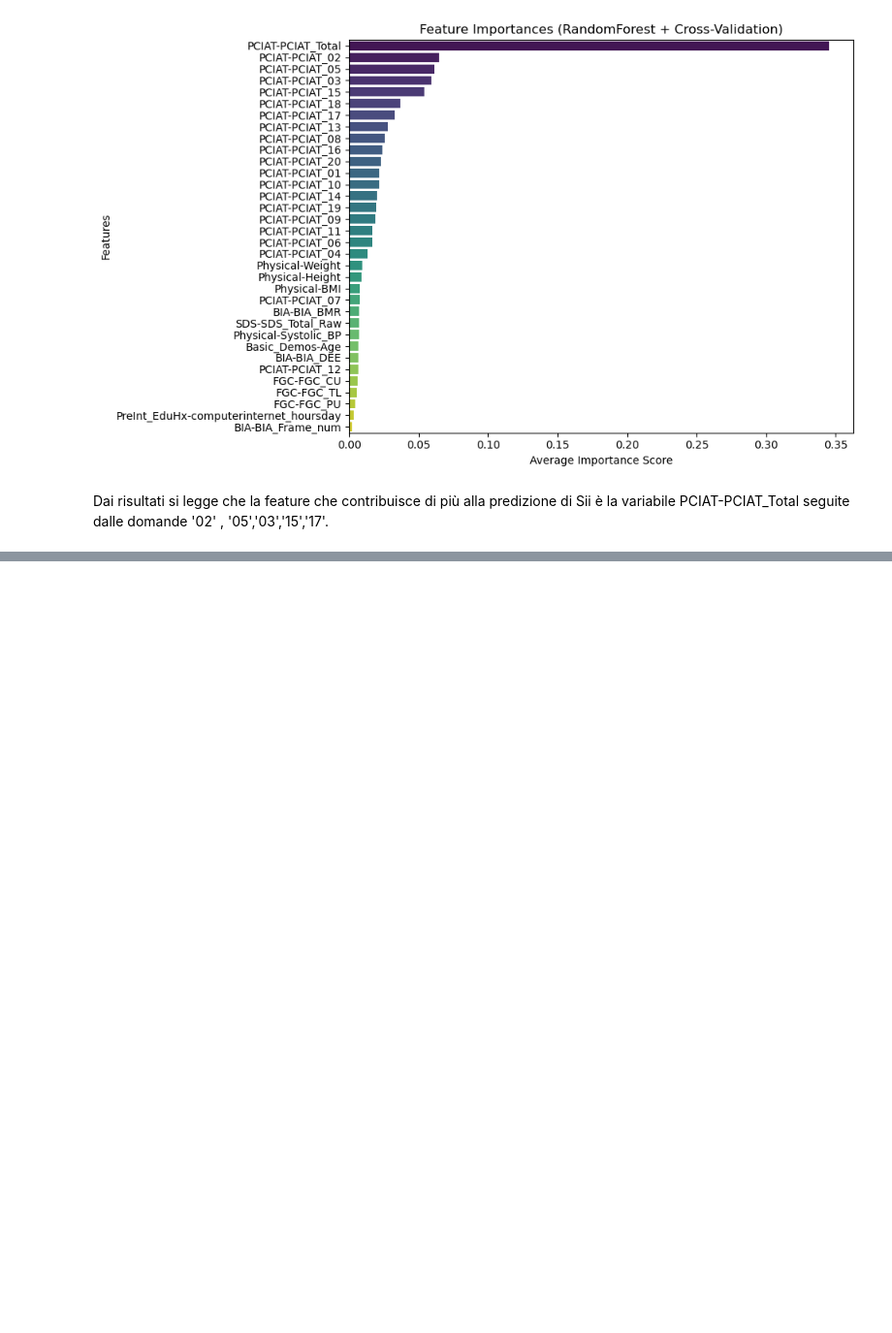
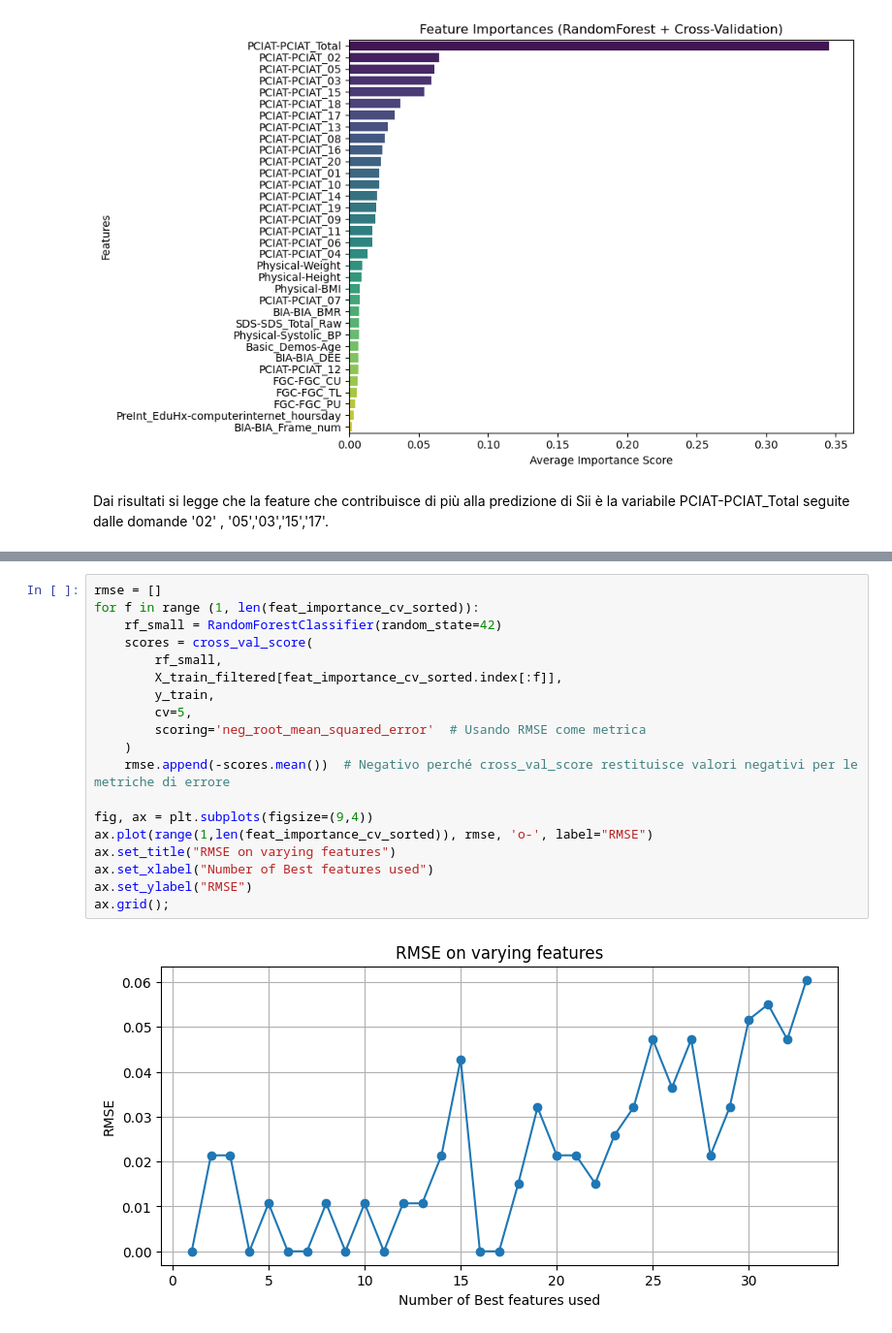
Before and after one commit to dadezz/ML_Problematic_Internet_Use, a Jupyter notebook: src/data_cleaning.ipynb, the cells around one changed output, grey strips where cells are left out. Shown: that part at 97% size. Cells and saved outputs as stored; diff of their text form; blank space fills up the shorter version.

```diff
--- a/src/data_cleaning.ipynb
+++ b/src/data_cleaning.ipynb
@@ -231,0 +444,21 @@ Dai risultati si legge che la feature che contribuisce di più alla predizione d
+# %%
+rmse = []
+for f in range (1, len(feat_importance_cv_sorted)):
+    rf_small = RandomForestClassifier(random_state=42)
+    scores = cross_val_score(
+        rf_small,
+        X_train_filtered[feat_importance_cv_sorted.index[:f]],
+        y_train,
+        cv=5,
+        scoring='neg_root_mean_squared_error'  # Usando RMSE come metrica
+    )
+    rmse.append(-scores.mean())  # Negativo perché cross_val_score restituisce valori negativi per le metriche di errore
+
+fig, ax = plt.subplots(figsize=(9,4))
+ax.plot(range(1,len(feat_importance_cv_sorted)), rmse, 'o-', label="RMSE")
+ax.set_title("RMSE on varying features")
+ax.set_xlabel("Number of Best features used")
+ax.set_ylabel("RMSE")
+ax.grid();
+# %% [output]
+[figure, added]
```
Also changed, not shown: parts of 11 cells of this notebook.
